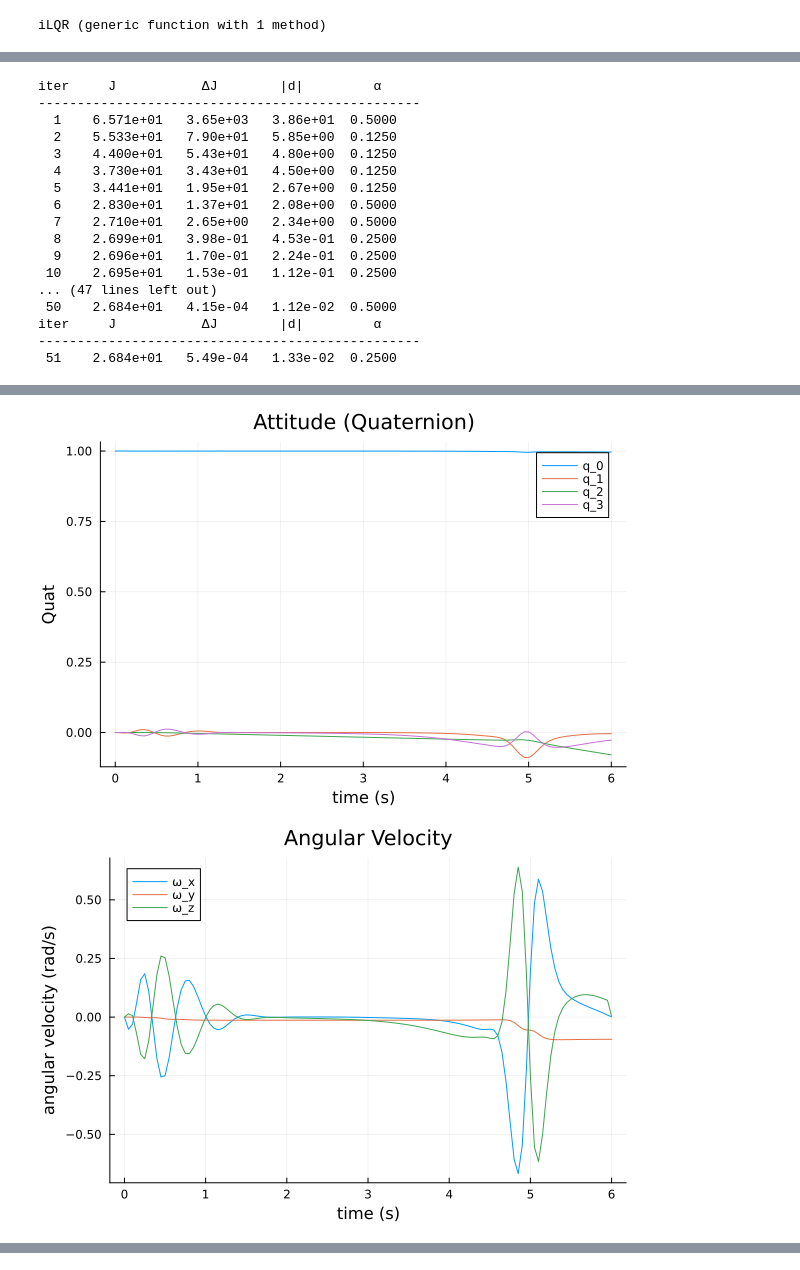
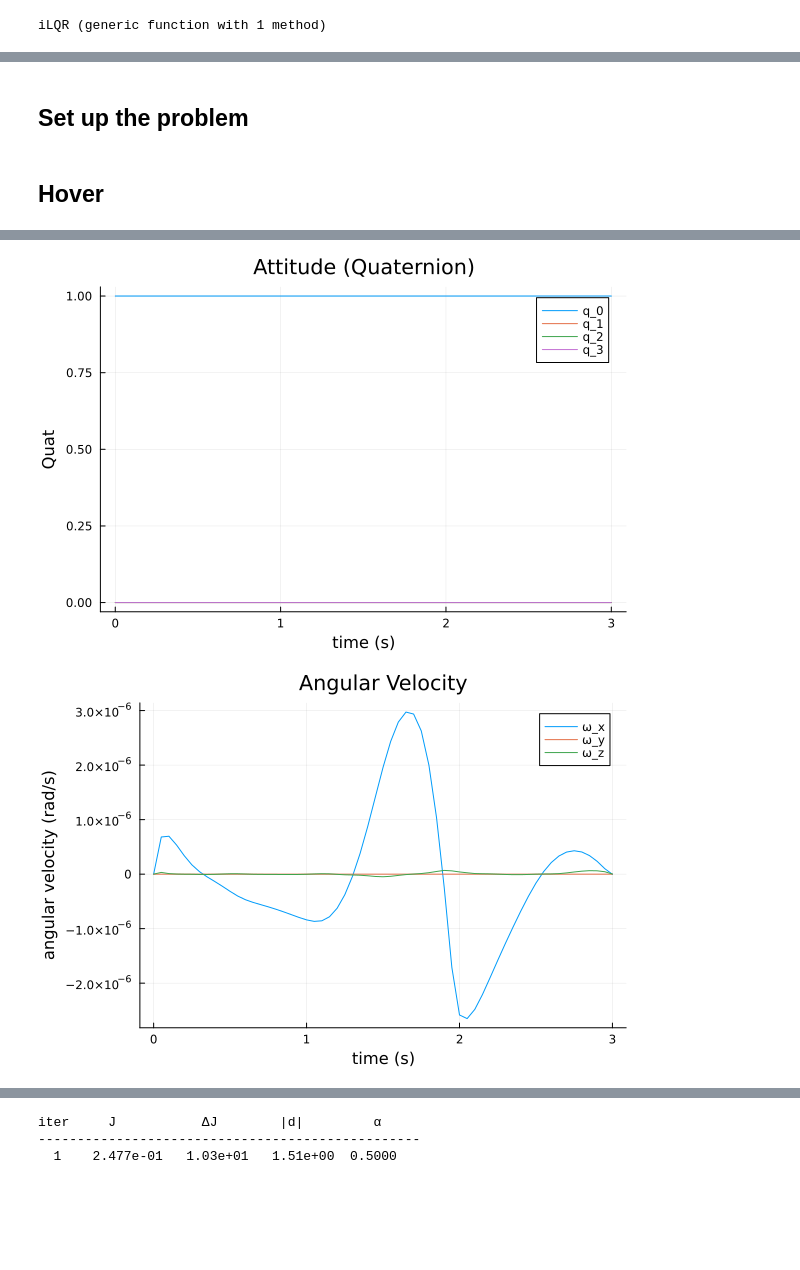
Before and after one commit to dhruvtya/tiltrotor_control, a Jupyter notebook: LQR_quat.ipynb, the cells around one changed output, grey strips where cells are left out. Drawn from its saved outputs; the diff is of its cells as text; code cells hidden in the pictures; blank space fills up the shorter version.

```diff
--- a/LQR_quat.ipynb
+++ b/LQR_quat.ipynb
@@ -381,0 +374,2 @@ solve_tiltrotor_trajectory (generic function with 1 method)
+# %% [markdown]
+## Set up the problem
@@ -382,36 +415,40 @@ solve_tiltrotor_trajectory (generic function with 1 method)
+# %% [markdown]
+## Hover
+# %%
+tf = 3
+t_vec = 0:dt:tf
+N = length(t_vec)
+
+# create reference trajectory for hover at height 1 m
+M = floor(Int, 2/dt)
+Xref = [[0;0;i/M;0;0;1/5;1;zeros(8)] for i = 1:N]
+uhover = ((9.81*model.mass/2)/model.kf)*ones(4)
+uhover[3] = 0.0
+uhover[4] = 0.0
+Uref = [uhover for i = 1:(N-1)]
+
+for i = M+1:N
+    Xref[i] = [0;0;1;0;0;0;1;zeros(8)]
+end
+
+# iLQR parameters
+params_hover = (
+    N = N,
+    nx = nx,
+    nu = nu,
+    Xref = Xref,
+    Uref = Uref,
+    Q = Q,
+    R = R,
+    Qf = Qf,
+    model = model
+);
 # %%
-Xilqr, Uilqr, Kilqr, t_vec, params =  solve_tiltrotor_trajectory(verbose = true)
+Xilqr, Uilqr, Kilqr, t_vec, params =  solve_tiltrotor_trajectory(params_hover; verbose = true)
 
 # ---------------plotting------------------
 Xm = hcat(Xilqr...)
 Um = hcat(Uilqr...)
-display(plot(t_vec, Xm[1:3,:]', xlabel = "time (s)", ylabel = "position (m)",
-                                title = "Position", label = ["r_x" "r_y" "r_z"]))
-display(plot(t_vec, Xm[4:6,:]', xlabel = "time (s)", ylabel = "velocity (m/s)",
-                                title = "Velocity", label = ["v_x" "v_y" "v_z"]))
-display(plot(t_vec, Xm[7:10,:]', xlabel = "time (s)", ylabel = "Quat",
-                                title = "Attitude (Quaternion)", label = ["q_0" "q_1" "q_2" "q_3"]))
-display(plot(t_vec, Xm[11:13,:]', xlabel = "time (s)", ylabel = "angular velocity (rad/s)",
-                                title = "Angular Velocity", label = ["ω_x" "ω_y" "ω_z"]))
-display(plot(t_vec, Xm[14:15,:]', xlabel = "time (s)", ylabel = "angle (rad)",
-                                title = "Rotor Tilt Angles", label = ["δ_l" "δ_r"]))
-display(plot(t_vec[1:end-1], Um', xlabel = "time (s)", ylabel = "rotor speeds (rad/s)",
-                                title = "Controls", label = ["u_1" "u_2" "u_3" "u_4"]))
+
+display_plots(t_vec, Xm, Um)
 # %% [output]
-iter     J           ΔJ        |d|         α
--------------------------------------------------
-  1    6.571e+01   3.65e+03   3.86e+01  0.5000
-  2    5.533e+01   7.90e+01   5.85e+00  0.1250
-  3    4.400e+01   5.43e+01   4.80e+00  0.1250
-  4    3.730e+01   3.43e+01   4.50e+00  0.1250
-  5    3.441e+01   1.95e+01   2.67e+00  0.1250
-  6    2.830e+01   1.37e+01   2.08e+00  0.5000
-  7    2.710e+01   2.65e+00   2.34e+00  0.5000
-  8    2.699e+01   3.98e-01   4.53e-01  0.2500
-  9    2.696e+01   1.70e-01   2.24e-01  0.2500
- 10    2.695e+01   1.53e-01   1.12e-01  0.2500
-... (47 lines left out)
- 50    2.684e+01   4.15e-04   1.12e-02  0.5000
-iter     J           ΔJ        |d|         α
--------------------------------------------------
- 51    2.684e+01   5.49e-04   1.33e-02  0.2500
@@ -420,2 +457,2 @@ iter     J           ΔJ        |d|         α
-[figure, old version]
+[figure, new version]
-[figure, old version]
+[figure, new version]
@@ -424,3 +461,6 @@ iter     J           ΔJ        |d|         α
+iter     J           ΔJ        |d|         α
+-------------------------------------------------
+  1    2.477e-01   1.03e+01   1.51e+00  0.5000
 ┌ Info: iLQR converged
 └ @ Main /home/hariharan/tiltrotor_control/LQR_quat.ipynb:39
 # %% [markdown]
```
Also changed, not shown: parts of 26 cells of this notebook, 3 other files.
